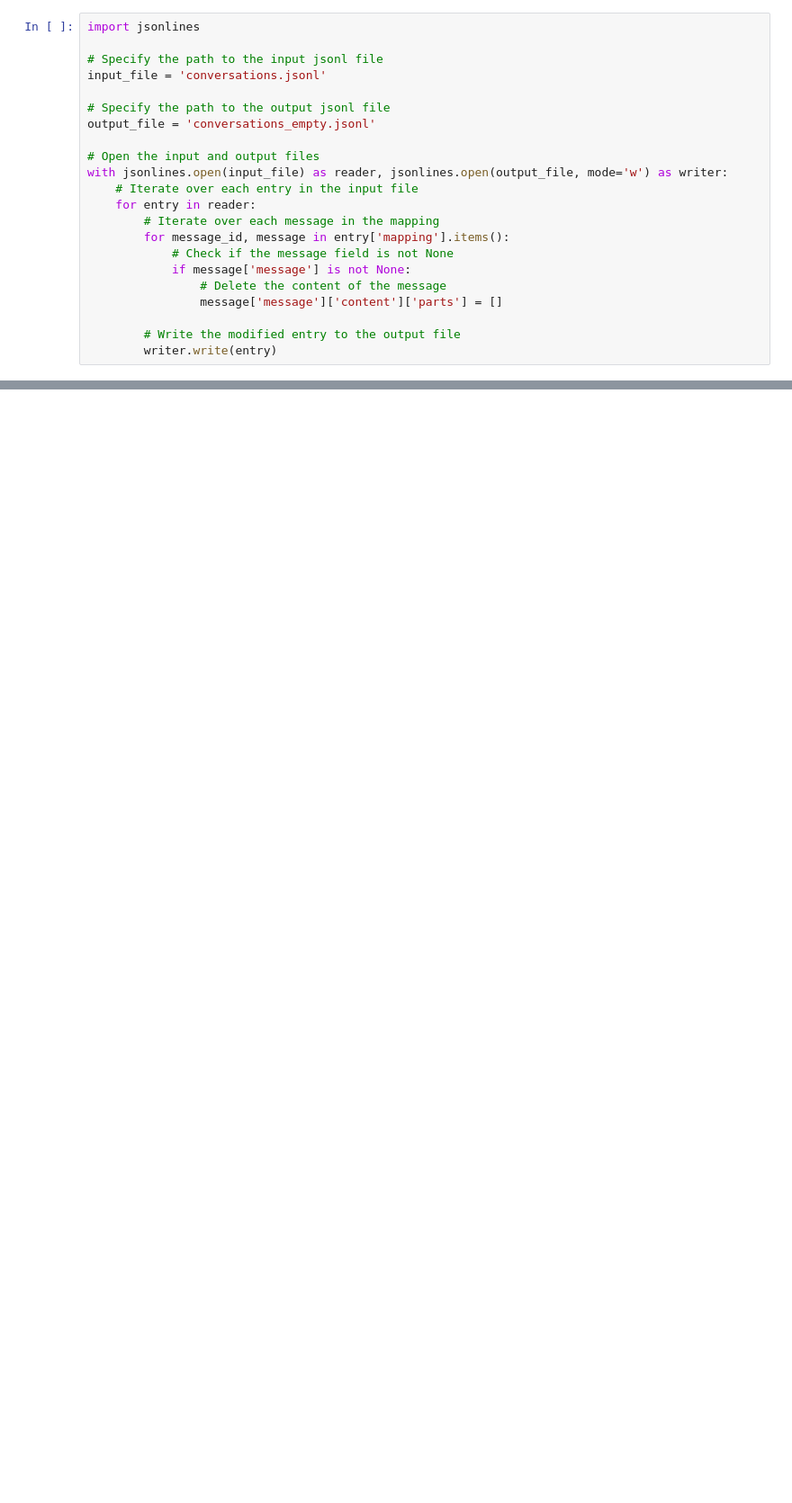
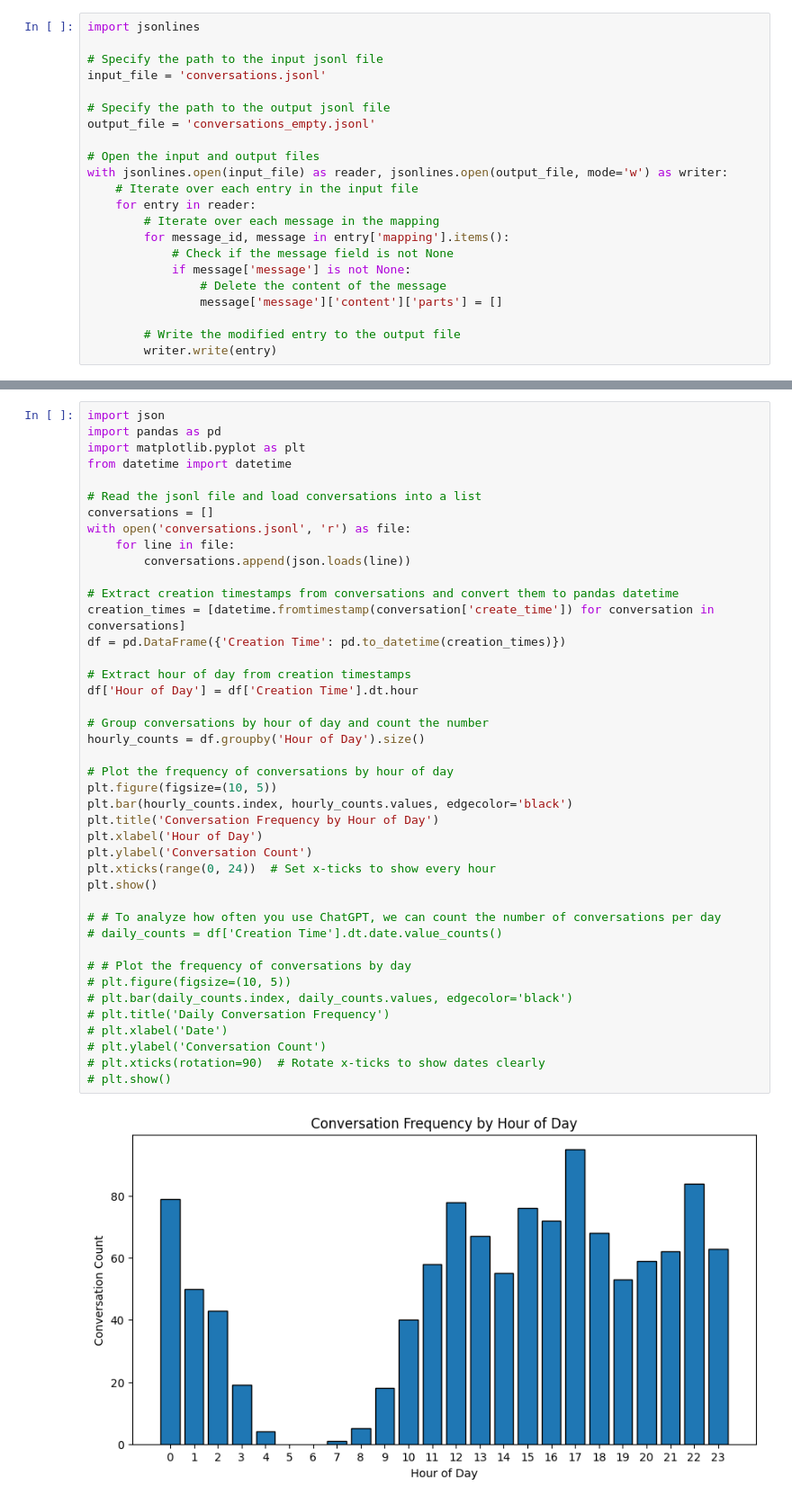
Before and after one commit to Ellysian/CS210-Project, a Jupyter notebook: analyze.ipynb, the cells around one changed output, grey strips where cells are left out. Shown at 90% size. Drawn from its saved outputs; the diff is of its cells as text; blank space fills up the shorter version.

```diff
--- a/analyze.ipynb
+++ b/analyze.ipynb
@@ -42,0 +147,44 @@ with jsonlines.open(input_file) as reader, jsonlines.open(output_file, mode='w')
+# %%
+import json
+import pandas as pd
+import matplotlib.pyplot as plt
+from datetime import datetime
+
+# Read the jsonl file and load conversations into a list
+conversations = []
+with open('conversations.jsonl', 'r') as file:
+    for line in file:
+        conversations.append(json.loads(line))
+
+# Extract creation timestamps from conversations and convert them to pandas datetime
+creation_times = [datetime.fromtimestamp(conversation['create_time']) for conversation in conversations]
+df = pd.DataFrame({'Creation Time': pd.to_datetime(creation_times)})
+
+# Extract hour of day from creation timestamps
+df['Hour of Day'] = df['Creation Time'].dt.hour
+
+# Group conversations by hour of day and count the number
+hourly_counts = df.groupby('Hour of Day').size()
+
+# Plot the frequency of conversations by hour of day
+plt.figure(figsize=(10, 5))
+plt.bar(hourly_counts.index, hourly_counts.values, edgecolor='black')
+plt.title('Conversation Frequency by Hour of Day')
+plt.xlabel('Hour of Day')
+plt.ylabel('Conversation Count')
+plt.xticks(range(0, 24))  # Set x-ticks to show every hour
+plt.show()
+
+# # To analyze how often you use ChatGPT, we can count the number of conversations per day
+# daily_counts = df['Creation Time'].dt.date.value_counts()
+
+# # Plot the frequency of conversations by day
+# plt.figure(figsize=(10, 5))
+# plt.bar(daily_counts.index, daily_counts.values, edgecolor='black')
+# plt.title('Daily Conversation Frequency')
+# plt.xlabel('Date')
+# plt.ylabel('Conversation Count')
+# plt.xticks(rotation=90)  # Rotate x-ticks to show dates clearly
+# plt.show()
+# %% [output]
+[figure, added]
```
Also changed, not shown: parts of 24 cells of this notebook.
